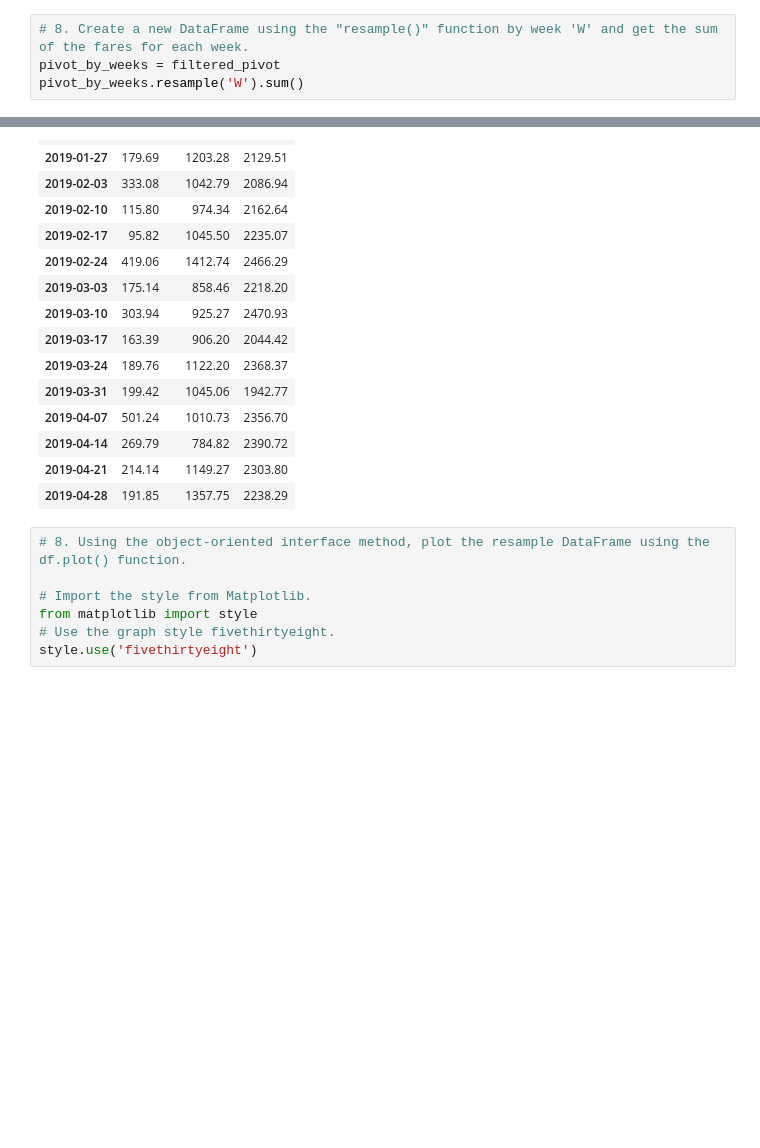
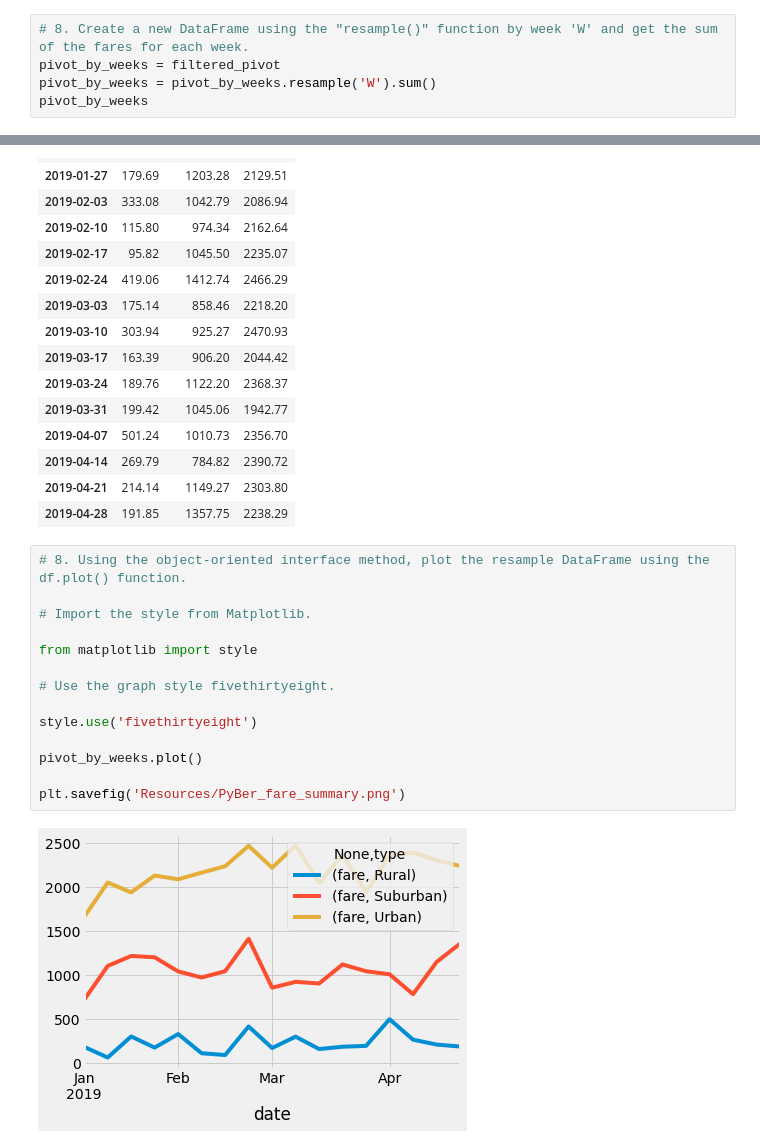
Before and after one commit to mohamadak2/PyBer_Analysis, a Jupyter notebook: PyBer_Challenge.ipynb, the cells around one changed output, grey strips where cells are left out. Saved outputs shown, nothing was run; the diff lists cells and outputs as text; blank space fills up the shorter version.

```diff
--- a/PyBer_Challenge.ipynb
+++ b/PyBer_Challenge.ipynb
@@ -316,7 +316,8 @@ memory usage: 68.6 KB
 # %%
 # 8. Create a new DataFrame using the "resample()" function by week 'W' and get the sum of the fares for each week.
 pivot_by_weeks = filtered_pivot
-pivot_by_weeks.resample('W').sum()
+pivot_by_weeks = pivot_by_weeks.resample('W').sum()
+pivot_by_weeks
 # %% [output]
 |  | fare |  |  |
 | type | Rural | Suburban | Urban |
@@ -341,7 +342,16 @@ pivot_by_weeks.resample('W').sum()
 # %%
 # 8. Using the object-oriented interface method, plot the resample DataFrame using the df.plot() function.
 
 # Import the style from Matplotlib.
+
 from matplotlib import style
+
 # Use the graph style fivethirtyeight.
+
 style.use('fivethirtyeight')
+
+pivot_by_weeks.plot()
+
+plt.savefig('Resources/PyBer_fare_summary.png')
+# %% [output]
+[figure, added]
```
Also changed, not shown: 1 other file.
